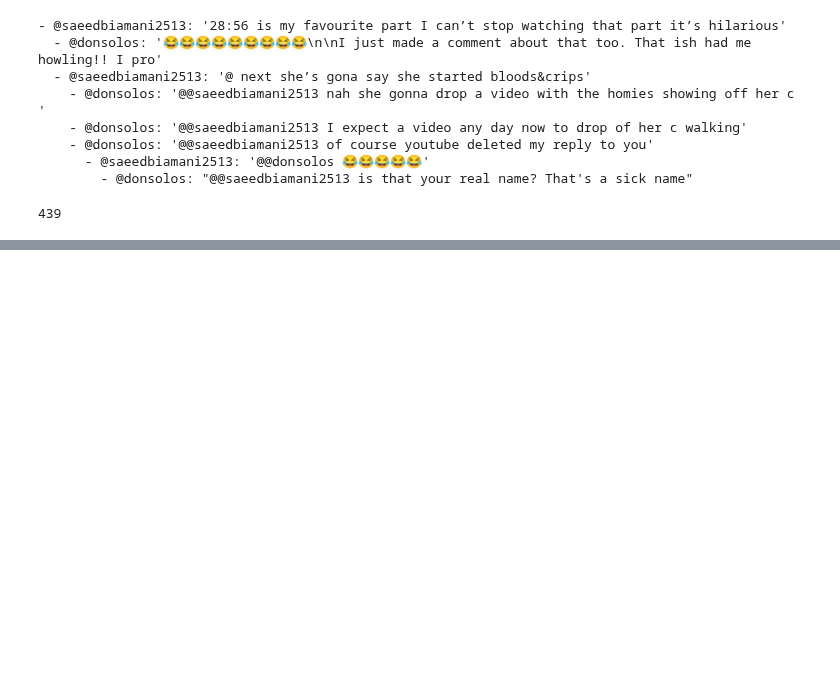
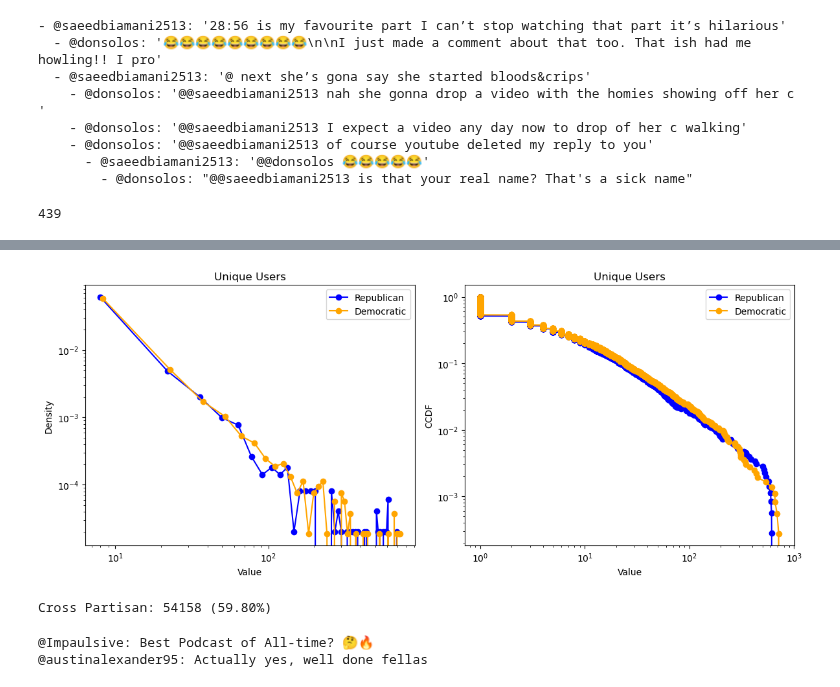
Before and after one commit to Filippo-Corti/SocialMediaMining, a Jupyter notebook: Project/YoutubeConversations.ipynb, the cells around one changed output, grey strips where cells are left out. Drawn from its saved outputs; the diff is of its cells as text; code cells hidden in the pictures; blank space fills up the shorter version.

```diff
--- a/Project/YoutubeConversations.ipynb
+++ b/Project/YoutubeConversations.ipynb
@@ -276,0 +371,4 @@ nx.write_gexf(Youtube_Graph, "youtube.gexf")
+# %%
+plot_pdf_ccdf(rep_thread_unique_users, dem_thread_unique_users, title="Unique Users", label1='Republican', label2='Democratic')
+# %% [output]
+[figure, added]
@@ -276,0 +380,23 @@ nx.write_gexf(Youtube_Graph, "youtube.gexf")
+# %%
+all_branches = [
+    branch
+    for thread in yt_threads
+    for branch in thread.get_branches()
+]
+
+cross_partisan_branches = [
+    branch
+    for branch in all_branches
+    if is_cross_partisan(branch)
+]
+
+print(f"Cross Partisan: {len(cross_partisan_branches)} ({len(cross_partisan_branches)/len(all_branches)*100:.2f}%)")
+# %% [output]
+Cross Partisan: 54158 (59.80%)
+# %%
+branch = cross_partisan_branches[67]
+for comment in branch:
+    print(f"{comment.author.display_name}: {comment.content}")
+# %% [output]
+@Impaulsive: Best Podcast of All-time? 🤔🔥
+@austinalexander95: Actually yes, well done fellas
```
Also changed, not shown: parts of 7 cells of this notebook, 4 other files.
